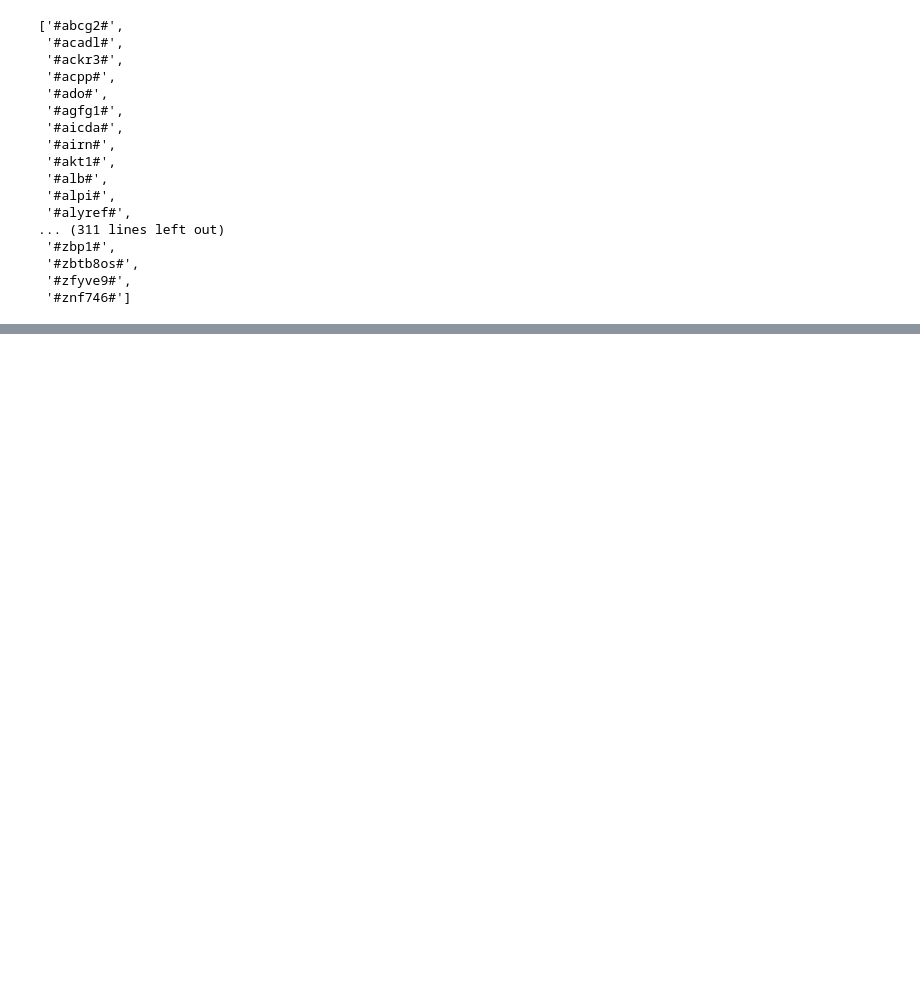
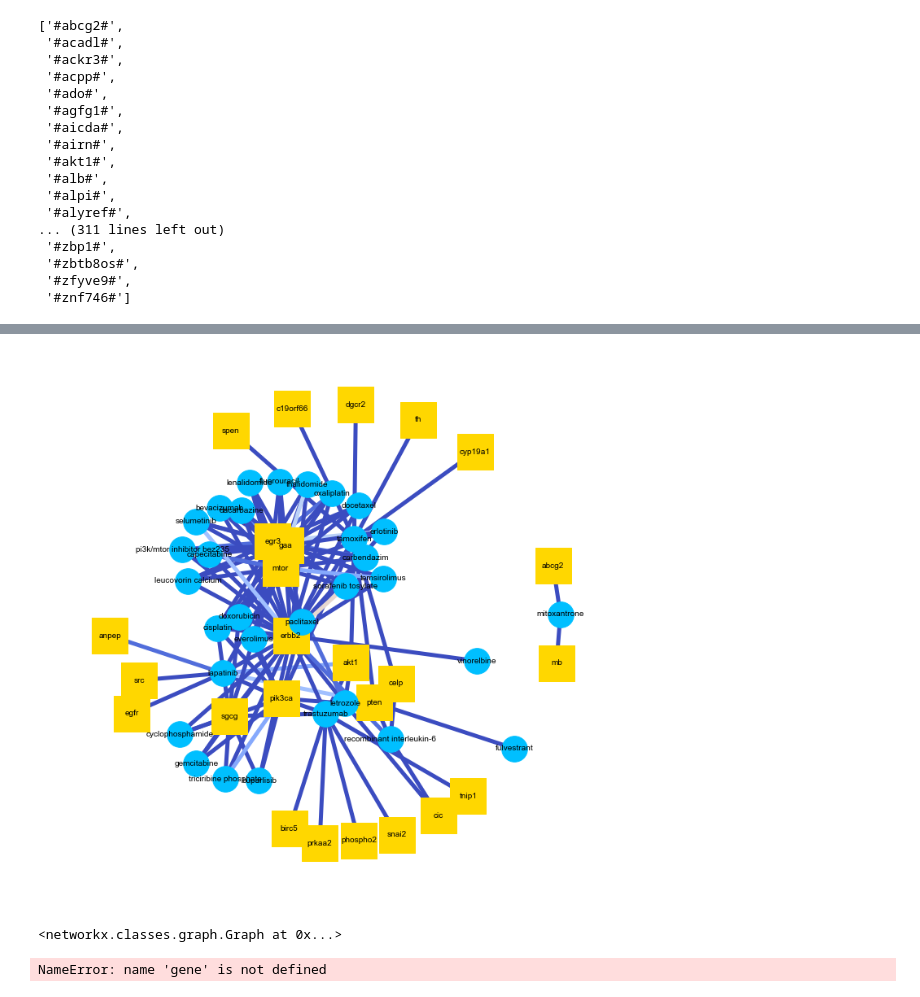
Before and after one commit to ayadlin/Capstone, a Jupyter notebook: Last_PrerRun.ipynb, the cells around one changed output, grey strips where cells are left out. Drawn from its saved outputs; the diff is of its cells as text; code cells hidden in the pictures; blank space fills up the shorter version.

```diff
--- a/Last_PrerRun.ipynb
+++ b/Last_PrerRun.ipynb
@@ -654,2 +712,11 @@ NameError: name 'make_network' is not defined
+# %%
+graph_maker.make_display_network(b)
+# %% [output]
+[figure, added]
+<networkx.classes.graph.Graph at 0x...>
 # %%
 G=nx.Graph()
+# %%
+G.add_edge(gene[1:-1],drug[1:-1],weight=weight)
+# %% [output]
+NameError: name 'gene' is not defined
```
Also changed, not shown: parts of 20 cells of this notebook, 5 other files.
